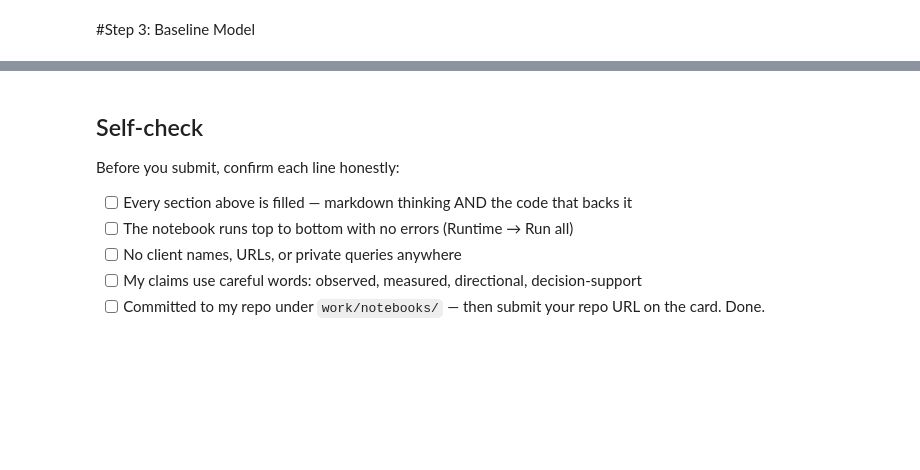
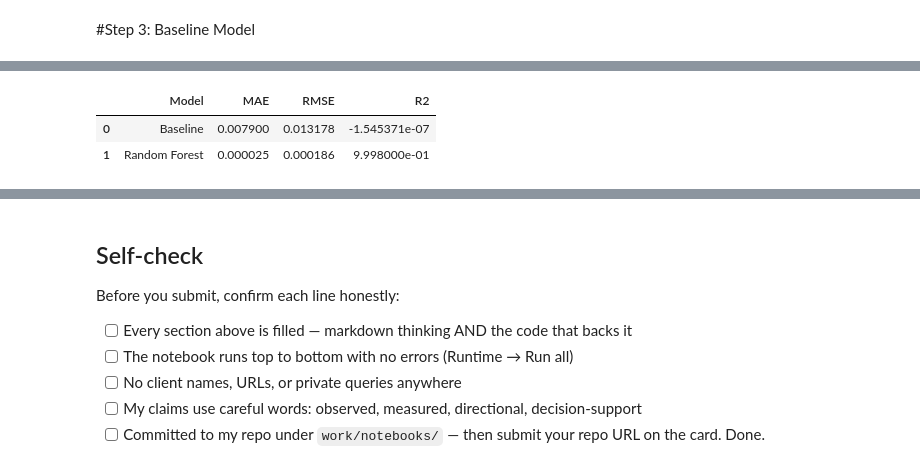
Before and after one commit to asherkashif/flyrank-ml-internship, a Jupyter notebook: work/notebooks/capstone.ipynb, the cells around one changed output, grey strips where cells are left out. Cells and saved outputs as stored; diff of their text form; code cells hidden in the pictures; blank space fills up the shorter version.

```diff
--- a/work/notebooks/capstone.ipynb
+++ b/work/notebooks/capstone.ipynb
@@ -787,0 +842,40 @@ ValueError: Input y contains NaN.
+# %%
+results = {
+    "Model": [],
+    "MAE": [],
+    "RMSE": [],
+    "R2": []
+}
+
+for name, pred in [
+    ("Baseline", baseline_pred),
+    ("Random Forest", rf_pred)
+]:
+
+    results["Model"].append(name)
+
+    results["MAE"].append(
+        mean_absolute_error(y_test, pred)
+    )
+
+    results["RMSE"].append(
+        mean_squared_error(
+            y_test,
+            pred
+        ) ** 0.5
+    )
+
+    results["R2"].append(
+        r2_score(
+            y_test,
+            pred
+        )
+    )
+
+results_df = pd.DataFrame(results)
+
+results_df
+# %% [output]
+|  | Model | MAE | RMSE | R2 |
+| 0 | Baseline | 0.007900 | 0.013178 | -1.545371e-07 |
+| 1 | Random Forest | 0.000025 | 0.000186 | 9.998000e-01 |
```
Also changed, not shown: parts of 8 cells of this notebook.
